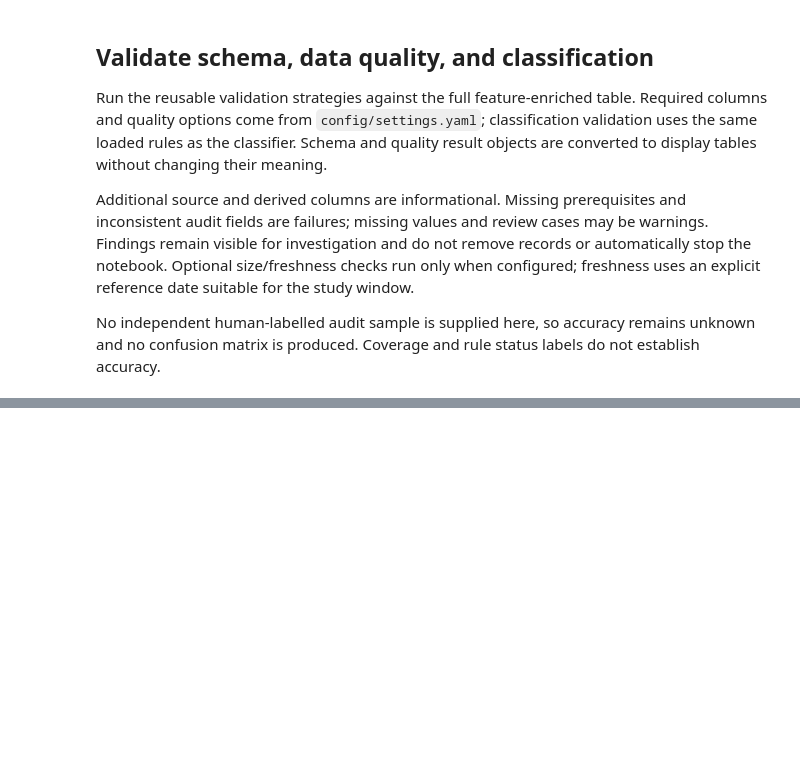
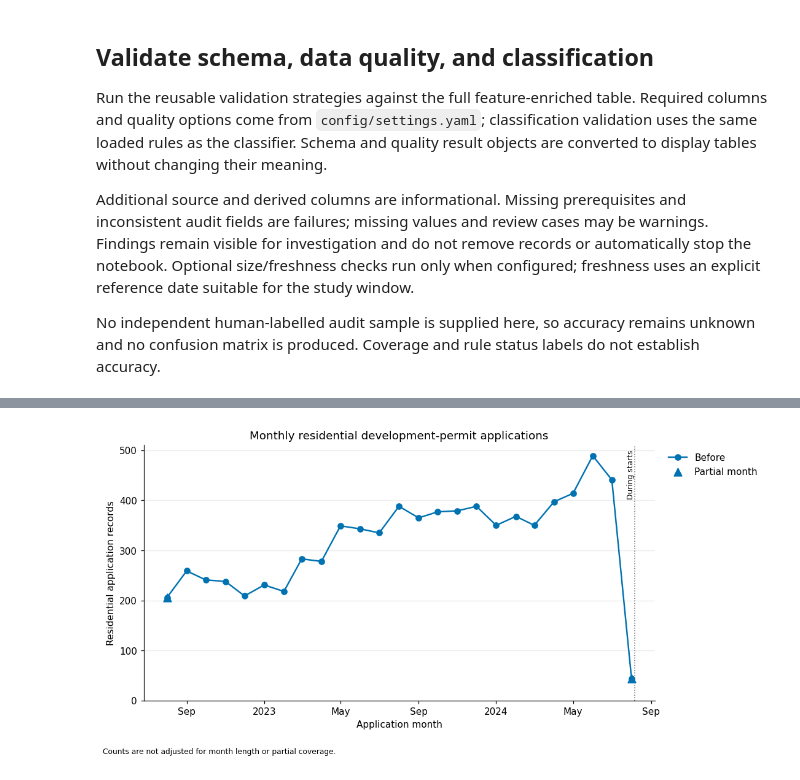
Before and after one commit to alby1976/Data110_DP_Activity, a Jupyter notebook: notebooks/01_permit_exploration.ipynb, the cells around one changed output, grey strips where cells are left out. Cells and saved outputs as stored; diff of their text form; code cells hidden in the pictures; blank space fills up the shorter version.

```diff
--- a/notebooks/01_permit_exploration.ipynb
+++ b/notebooks/01_permit_exploration.ipynb
@@ -679,0 +822,20 @@ Raw snapshots stay in the ignored data directory. Notebook outputs can contain p
+# %%
+INCLUDE_PARTIAL_SEASONS = False
+SEASON_YEAR_METRIC = "PermitCount"
+chart_factory = ChartFactory()
+figures = {}
+covered_start = covered_periods[0].start
+covered_end = min(covered_periods[0].end, observation_end)
+policy_boundaries = {
+    f"{period.name} starts": period.start
+    for period in config.periods[1:]
+    if covered_start <= period.start <= covered_end + timedelta(days=1)
+}
+figures["monthly_volume"] = chart_factory.monthly_volume(
+    analysis_tables["monthly_volume"], policy_boundaries=policy_boundaries,
+)
+image_buffer = BytesIO()
+figures["monthly_volume"].savefig(image_buffer, format="png", dpi=110, bbox_inches="tight")
+display(Image(data=image_buffer.getvalue()))
+# %% [output]
+[figure, added]
```
Also changed, not shown: parts of 18 cells of this notebook, 6 other files.
